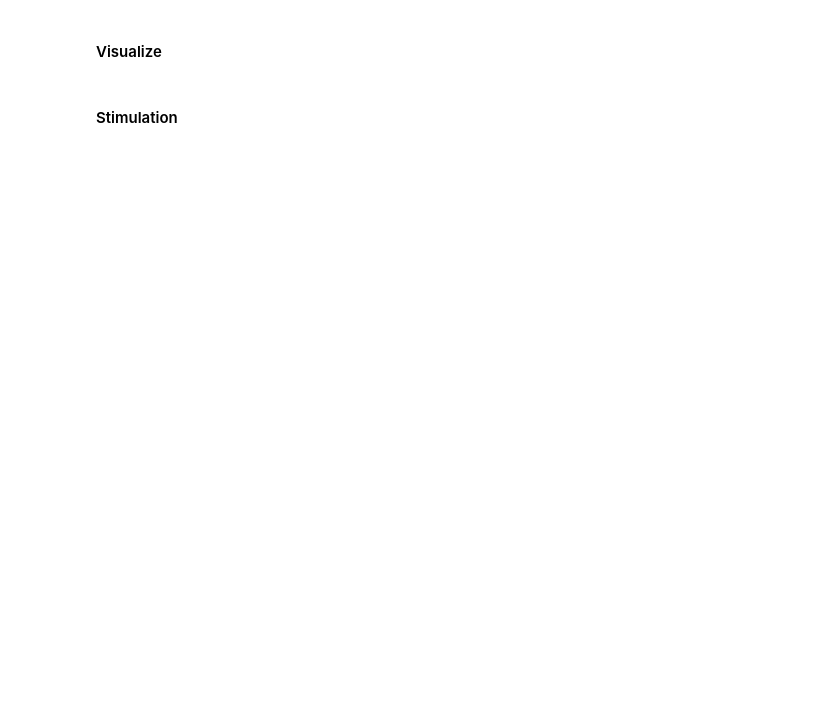
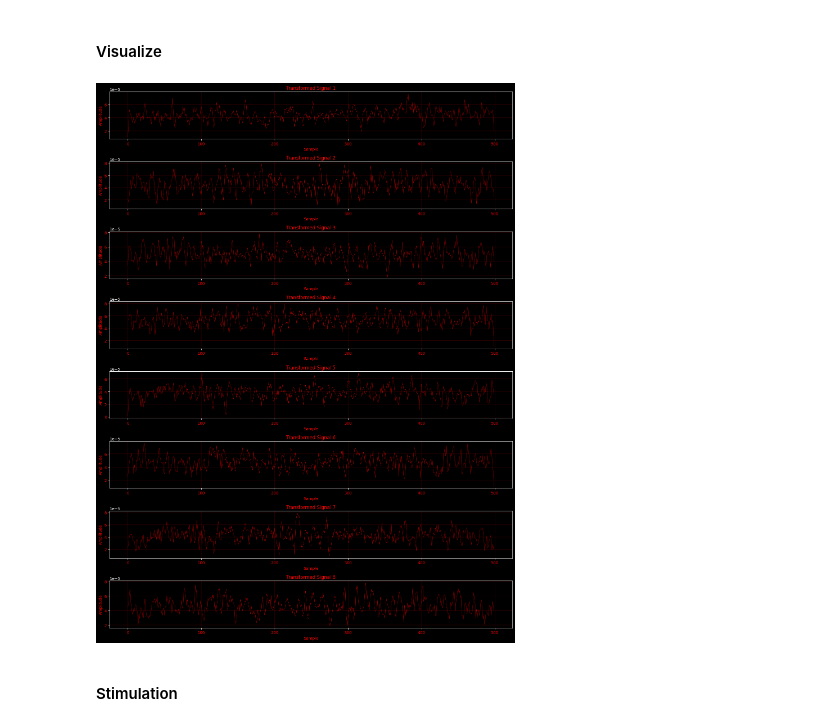
Before and after one commit to Unlimited-Research-Cooperative/human-cortical-organoid-intelligence-system, a Jupyter notebook: stimulation_experiments/stimulation.ipynb, the cells around one changed output. Drawn from its saved outputs; the diff is of its cells as text; code cells hidden in the pictures; blank space fills up the shorter version.

```diff
--- a/stimulation_experiments/stimulation.ipynb
+++ b/stimulation_experiments/stimulation.ipynb
@@ -610,36 +685,38 @@ if __name__ == "__main__":
 # %%
 import matplotlib.pyplot as plt
 
 def plot_separate_signals(signals, title_prefix):
     """
     Plot each signal in a separate subplot.
 
     Parameters:
     signals (numpy.ndarray): Array of signal arrays to plot.
     title_prefix (str): Prefix for the title of each plot.
     """
     num_signals = signals.shape[0]
     plt.figure(figsize=(15, 20))
     plt.style.use('dark_background')
 
     for i in range(num_signals):
         plt.subplot(num_signals, 1, i+1)
         plt.plot(signals[i], color='red', linewidth=0.4)  # Adjust the linewidth here
         plt.title(f'{title_prefix} Signal {i+1}', color='red')
         plt.xlabel('Sample', color='red')
         plt.ylabel('Amplitude', color='red')
         plt.xticks(color='red')
         plt.yticks(color='red')
         plt.grid(True, which='both', color='red', linestyle='-', linewidth=0.2)
 
     plt.tight_layout()
     plt.show()
 
 # Plot the modified and transformed signals
-plot_separate_signals(modified_signals_array, 'Modified')
+#plot_separate_signals(modified_signals_array, 'Modified')
 plot_separate_signals(transformed_signals, 'Transformed')
+# %% [output]
+[figure, added]
-# %% [markdown]
-#### Stimulation
+# %% [markdown]
+#### Stimulation
 # %%
 import numpy as np
 import time
```
Also changed, not shown: parts of 2 cells of this notebook, 1 other file.
